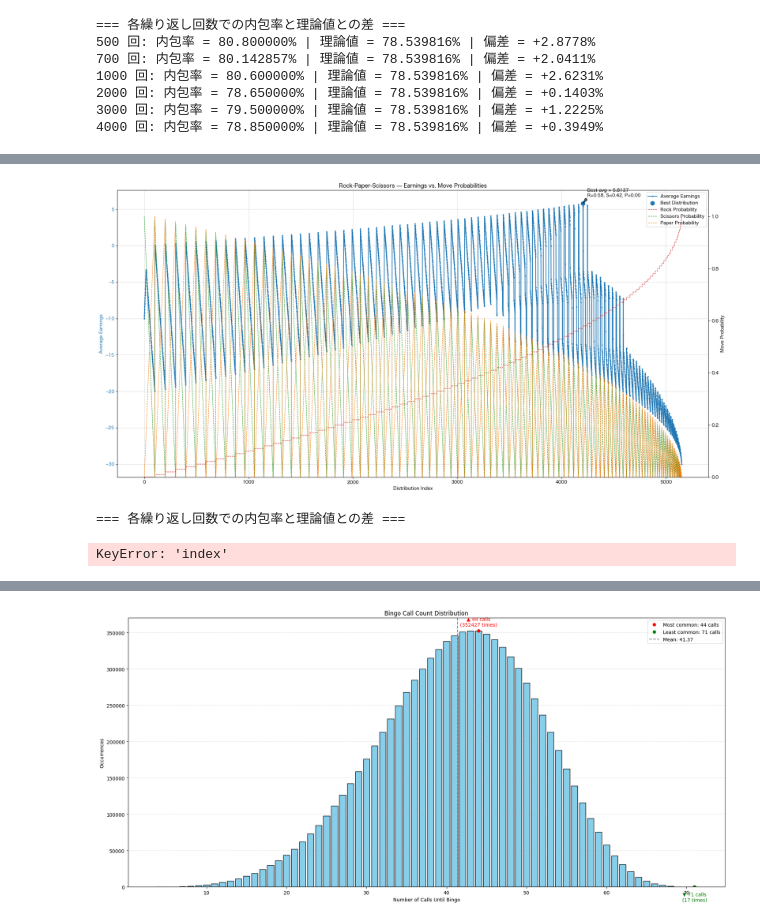
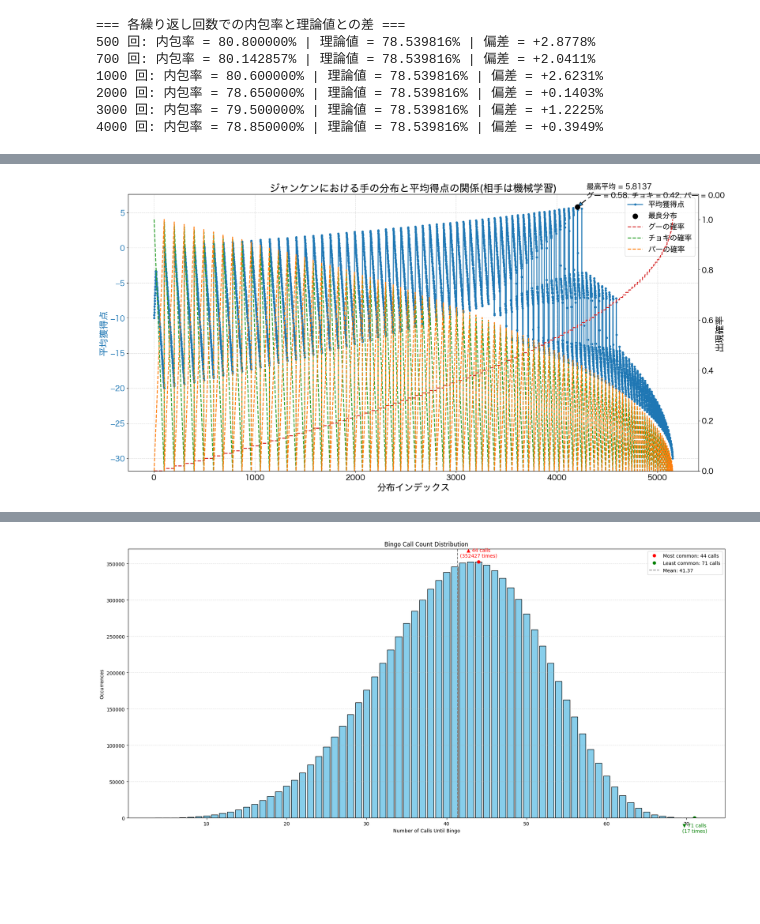
Before and after one commit to SorataBaka/kosen-5, a Jupyter notebook: random-simulation/plot.ipynb, the cells around one changed output, grey strips where cells are left out. Drawn from its saved outputs; the diff is of its cells as text; code cells hidden in the pictures; blank space fills up the shorter version.

Commit message:
only few parts left...

```diff
--- a/random-simulation/plot.ipynb
+++ b/random-simulation/plot.ipynb
@@ -360,59 +384,68 @@ NameError: name 'x_smooth' is not defined
 # %%
 import pandas as pd
 import matplotlib.pyplot as plt
+
+# フォントサイズを全体的に大きく
+plt.rcParams.update({
+    'font.size': 18,
+    'axes.labelsize': 20,
+    'axes.titlesize': 22,
+    'xtick.labelsize': 16,
+    'ytick.labelsize': 16,
+    'legend.fontsize': 16
+})
 
 df = pd.read_csv("janken-ai.txt")
 
 best_row = df.loc[df['average_earnings'].idxmax()]
 
 fig, ax1 = plt.subplots(figsize=(20, 10))
 
-# ── left axis: average earnings ────────────────────────────────────
+# ── 左軸：平均獲得点 ─────────────────────────────────────────
 ax1.plot(df['distribution_index'], df['average_earnings'],
-         marker='o', markersize=2, linewidth=1.6,
-         color='tab:blue', label='Average Earnings')
-ax1.set_xlabel('Distribution Index')
-ax1.set_ylabel('Average Earnings', color='tab:blue')
+         marker='o', markersize=4, linewidth=2,
+         color='tab:blue', label='平均獲得点')
+ax1.set_xlabel('分布インデックス')
+ax1.set_ylabel('平均獲得点', color='tab:blue')
 ax1.tick_params(axis='y', labelcolor='tab:blue')
 
-# ── right axis: probabilities, scaled 0‒1 over full height ────────
+# ── 右軸：各手の出現確率（0〜1）─────────────────────────────
 ax2 = ax1.twinx()
 ax2.plot(df['distribution_index'], df['rock_prob'],
-         linestyle='--', linewidth=1.0, color='tab:red',
-         label='Rock Probability')
+         linestyle='--', linewidth=2, color='tab:red',
+         label='グーの確率')
 ax2.plot(df['distribution_index'], df['scissors_prob'],
-         linestyle='--', linewidth=1.0, color='tab:green',
-         label='Scissors Probability')
+         linestyle='--', linewidth=2, color='tab:green',
+         label='チョキの確率')
 ax2.plot(df['distribution_index'], df['paper_prob'],
-         linestyle='--', linewidth=1.0, color='tab:orange',
-         label='Paper Probability')
-ax2.set_ylabel('Move Probability', color='black')
-ax2.set_ylim(0, 1.1)                   # full height for 0‒1
+         linestyle='--', linewidth=2, color='tab:orange',
+         label='パーの確率')
+ax2.set_ylabel('出現確率', color='black')
+ax2.set_ylim(0, 1.1)
 ax2.tick_params(axis='y')
 
-# ── highlight best distribution (optional) ────────────────────────
+# ── 最良分布のハイライト ─────────────────────────────────────
 ax1.scatter(best_row['distribution_index'], best_row['average_earnings'],
-            s=80, zorder=1, label='Best Distribution')
+            s=120, zorder=5, color='black', label='最良分布')
 ax1.annotate(
-    f"Best avg = {best_row['average_earnings']:.4f}\n"
-    f"R={best_row['rock_prob']:.2f}, "
-    f"S={best_row['scissors_prob']:.2f}, "
-    f"P={best_row['paper_prob']:.2f}",
+    f"最高平均 = {best_row['average_earnings']:.4f}\n"
+    f"グー = {best_row['rock_prob']:.2f}, "
+    f"チョキ = {best_row['scissors_prob']:.2f}, "
+    f"パー = {best_row['paper_prob']:.2f}",
     xy=(best_row['distribution_index'], best_row['average_earnings']),
-    xytext=(10, 15), textcoords="offset points",
-    arrowprops=dict(width=0.8, headwidth=6)
+    xytext=(20, 20), textcoords="offset points",
+    fontsize=16,
+    arrowprops=dict(width=1.0, headwidth=8)
 )
 
-# combine legends from both axes
+# ── 凡例の結合と表示 ─────────────────────────────────────────
 lines1, labels1 = ax1.get_legend_handles_labels()
 lines2, labels2 = ax2.get_legend_handles_labels()
 ax1.legend(lines1 + lines2, labels1 + labels2, loc='upper right')
 
-ax1.set_title('Rock‑Paper‑Scissors — Earnings vs. Move Probabilities')
-ax1.grid(True, linestyle='--', alpha=0.6)
+ax1.set_title('ジャンケンにおける手の分布と平均得点の関係(相手は機械学習)')
+ax1.grid(True, linestyle='--', alpha=0.5)
 fig.tight_layout()
 plt.show()
 # %% [output]
-[figure, old version]
+[figure, new version]
-=== 各繰り返し回数での内包率と理論値との差 ===
-KeyError: 'index'
```
Also changed, not shown: parts of 8 cells of this notebook, 12 other files.
